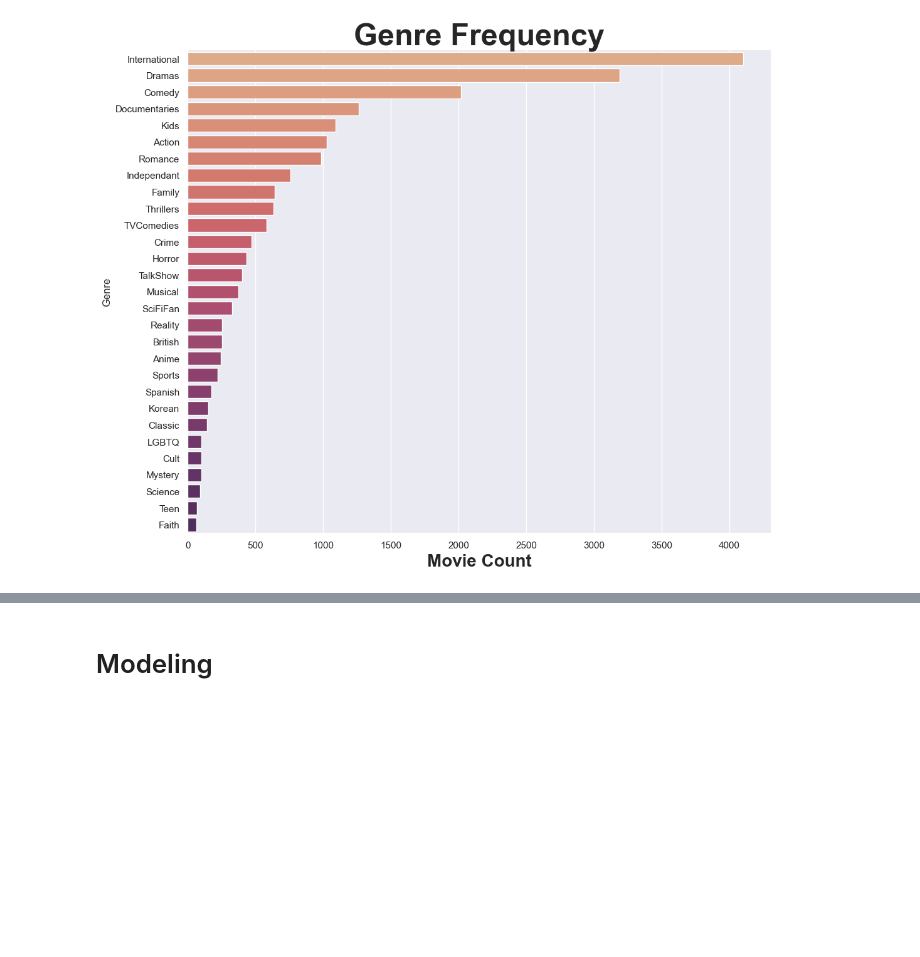
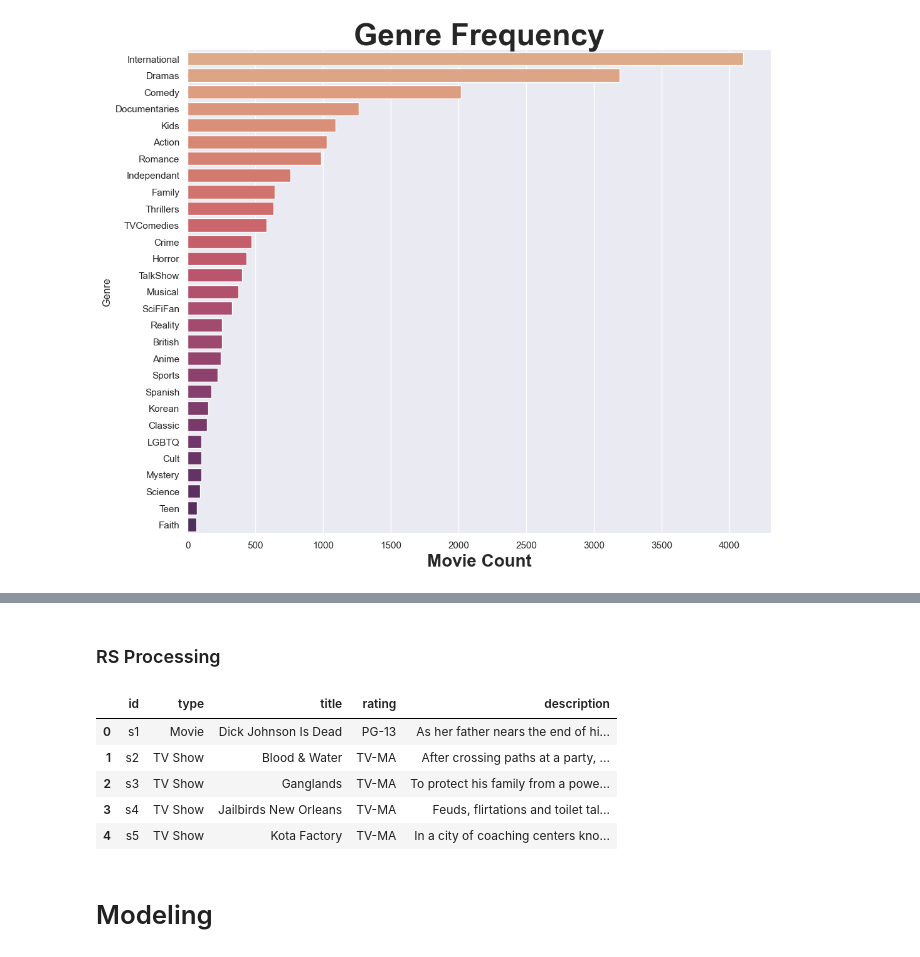
Before and after one commit to sr-g20/DataMiningFinal, a Jupyter notebook: Netflix Recommendations.ipynb, the cells around one changed output, grey strips where cells are left out. Cells and saved outputs as stored; diff of their text form; code cells hidden in the pictures; blank space fills up the shorter version.

Commit message:
Adding requested ['id', 'type', 'title', 'rating', 'description'] dataframe

```diff
--- a/Netflix Recommendations.ipynb
+++ b/Netflix Recommendations.ipynb
@@ -425,2 +424,15 @@ plt.show()
+# %% [markdown]
+<h3>RS Processing</h3>
+# %%
+df_enc = df.drop(['category','year'],axis=1)
+# %%
+df_enc.head()
+# %% [output]
+|  | id | type | title | rating | description |
+| 0 | s1 | Movie | Dick Johnson Is Dead | PG-13 | As her father nears the end of hi... |
+| 1 | s2 | TV Show | Blood & Water | TV-MA | After crossing paths at a party, ... |
+| 2 | s3 | TV Show | Ganglands | TV-MA | To protect his family from a powe... |
+| 3 | s4 | TV Show | Jailbirds New Orleans | TV-MA | Feuds, flirtations and toilet tal... |
+| 4 | s5 | TV Show | Kota Factory | TV-MA | In a city of coaching centers kno... |
 # %% [markdown]
 # Modeling
```
Also changed, not shown: parts of 34 cells of this notebook.
